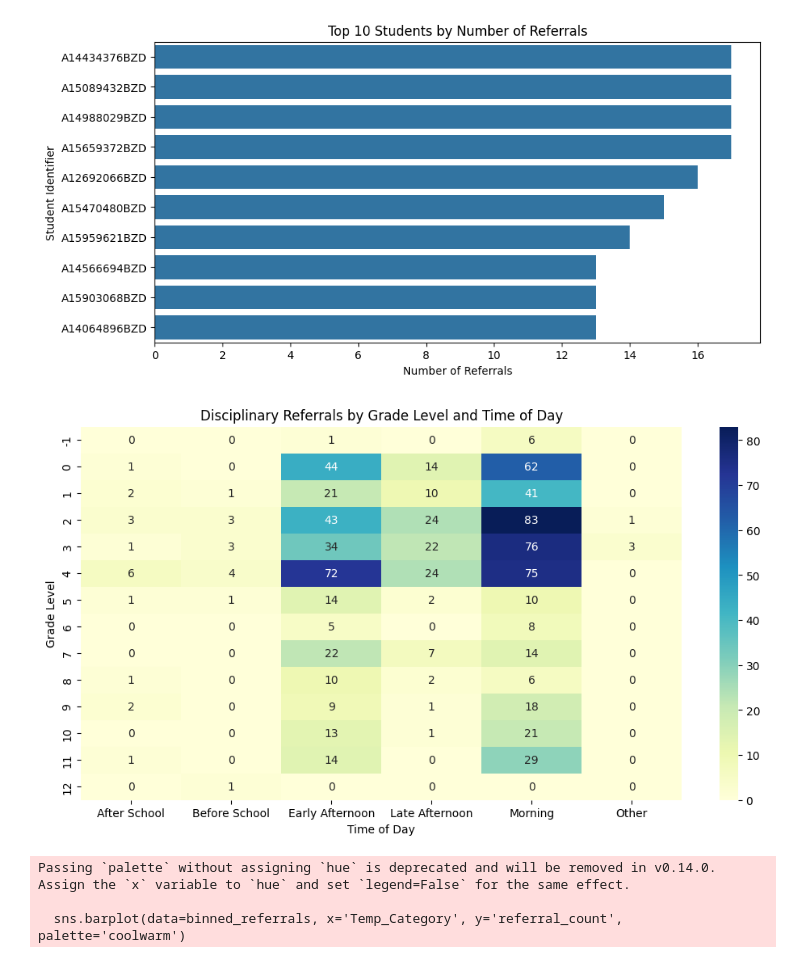
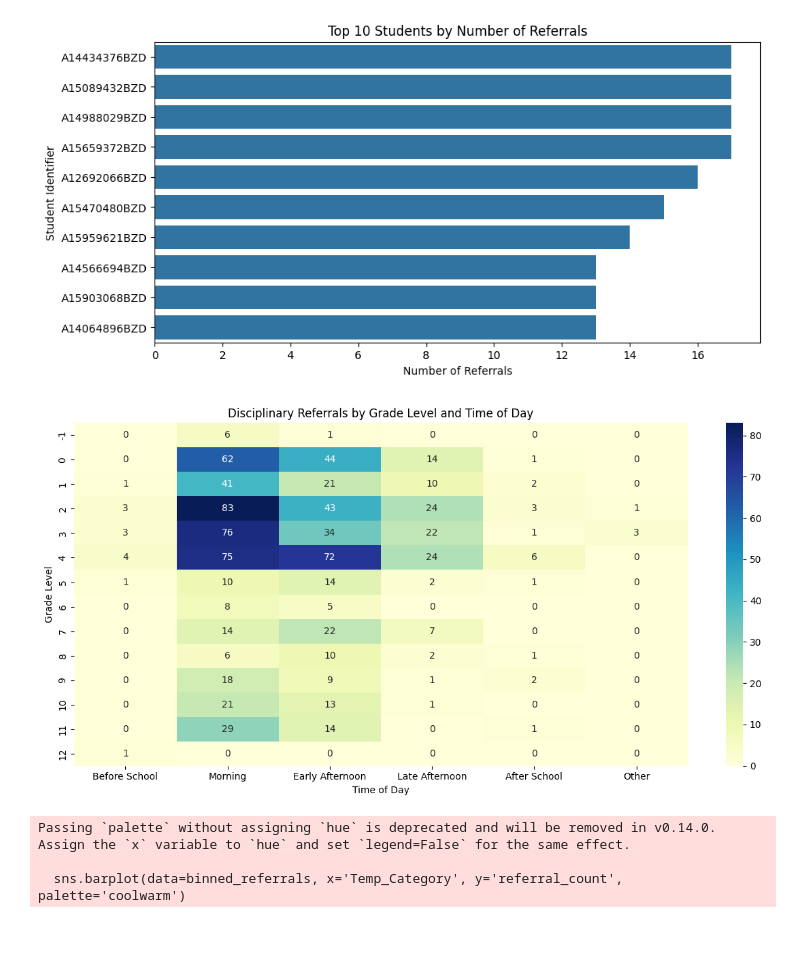
Before and after one commit to TDRobertson/student-referral-predictor, a Jupyter notebook: Behavioral_Disruptions_EDA.ipynb, the cells around one changed output. Saved outputs shown, nothing was run; the diff lists cells and outputs as text; code cells hidden in the pictures; blank space fills up the shorter version.

```diff
--- a/Behavioral_Disruptions_EDA.ipynb
+++ b/Behavioral_Disruptions_EDA.ipynb
@@ -123,36 +123,45 @@ plt.show()
 # %% [output]
 [figure]
 # %%
-# Categorize time of day
+# categorize time of day
 def categorize_time(time_str):
     if pd.isna(time_str):
         return "Unknown"
     time_str = time_str.lower().strip()
-    if "morning" in time_str or "8:00am" in time_str or "9:00am" in time_str or "10:00am" in time_str or "11:00am" in time_str:
+    if "before school" in time_str:
+        return "Before School"
+    elif "8:00am" in time_str or "9:00am" in time_str or "10:00am" in time_str or "11:00am" in time_str:
         return "Morning"
     elif "12:00pm" in time_str or "1:00pm" in time_str:
         return "Early Afternoon"
     elif "2:00pm" in time_str or "3:00pm" in time_str:
         return "Late Afternoon"
     elif "after school" in time_str:
         return "After School"
-    elif "before school" in time_str:
-        return "Before School"
     else:
         return "Other"
 
-disciplinary_referral["Time_Category"] = disciplinary_referral["Time of the Day the behavior occurred?"].apply(categorize_time)
+# time categories and their order
+time_order = ["Before School", "Morning", "Early Afternoon", "Late Afternoon", "After School", "Other"]
 
+# categorical type with defined order
+disciplinary_referral["Time_Category"] = pd.Categorical(
+    disciplinary_referral["Time_Category"],
+    categories=time_order,
+    ordered=True
+)
+# group data
 grouped = disciplinary_referral.groupby(["Grade_Level", "Time_Category"]).size().unstack().fillna(0)
 
 plt.figure(figsize=(12, 6))
 sns.heatmap(grouped, annot=True, cmap="YlGnBu")
 plt.title("Disciplinary Referrals by Grade Level and Time of Day")
 plt.xlabel("Time of Day")
 plt.ylabel("Grade Level")
+plt.tight_layout()
 plt.show()
 # %% [output]
-[figure, old version]
+[figure, new version]
 # %%
 weather_df = pd.read_csv("weather.csv")
 
```
